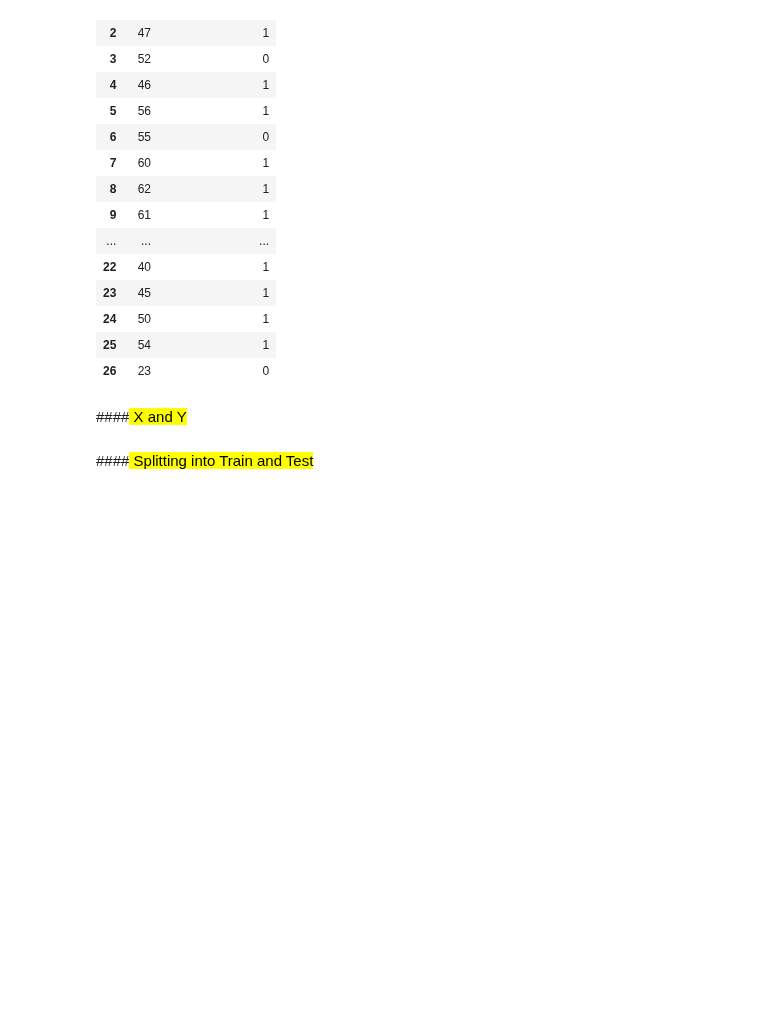
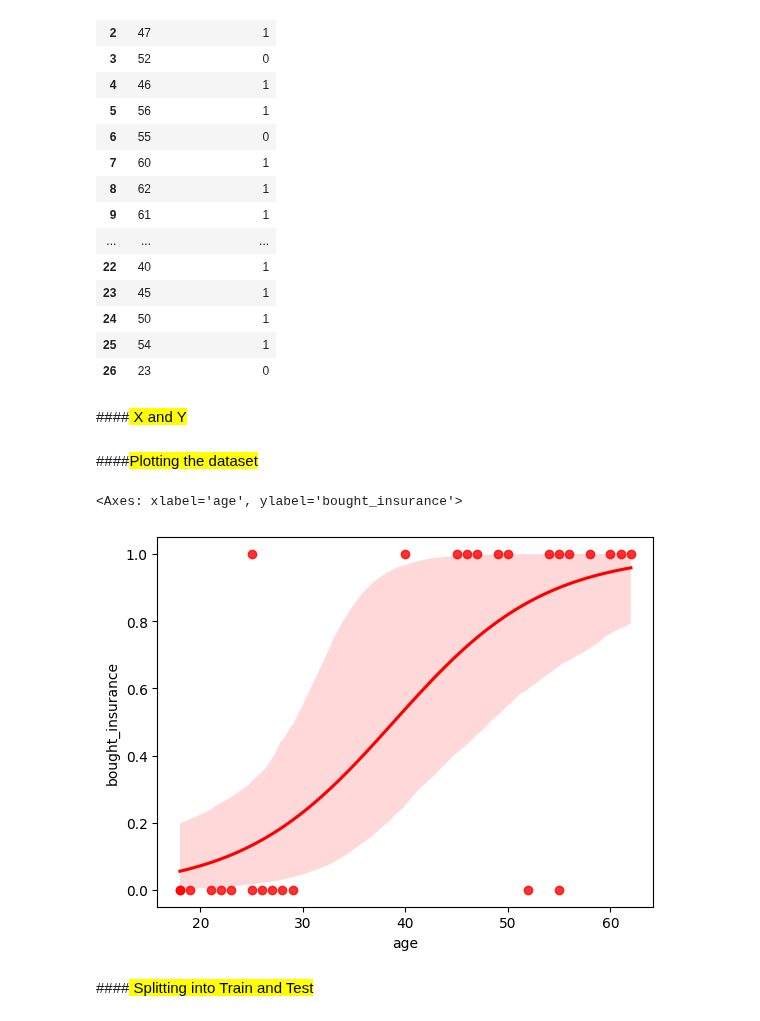
Before and after one commit to Prerak1310/FOML, a Jupyter notebook: LogisticRegression.ipynb, the cells around one changed output. Saved outputs shown, nothing was run; the diff lists cells and outputs as text; code cells hidden in the pictures; blank space fills up the shorter version.

```diff
--- a/LogisticRegression.ipynb
+++ b/LogisticRegression.ipynb
@@ -30,6 +30,15 @@ insurance_dataset
 import numpy as np
 X = np.array(insurance_dataset['age']).reshape(-1,1)
 y = np.array(insurance_dataset['bought_insurance']).reshape(-1,1)
+# %% [markdown]
+####<mark>Plotting the dataset</mark>
+# %%
+from matplotlib import pyplot as plt
+import seaborn as sns
+sns.regplot(x=insurance_dataset['age'],y=insurance_dataset['bought_insurance'],data = insurance_dataset, logistic=True,color='red')
+# %% [output]
+<Axes: xlabel='age', ylabel='bought_insurance'>
+[figure, added]
 # %% [markdown]
 ####<mark> Splitting into Train and Test </mark>
 # %%
```
